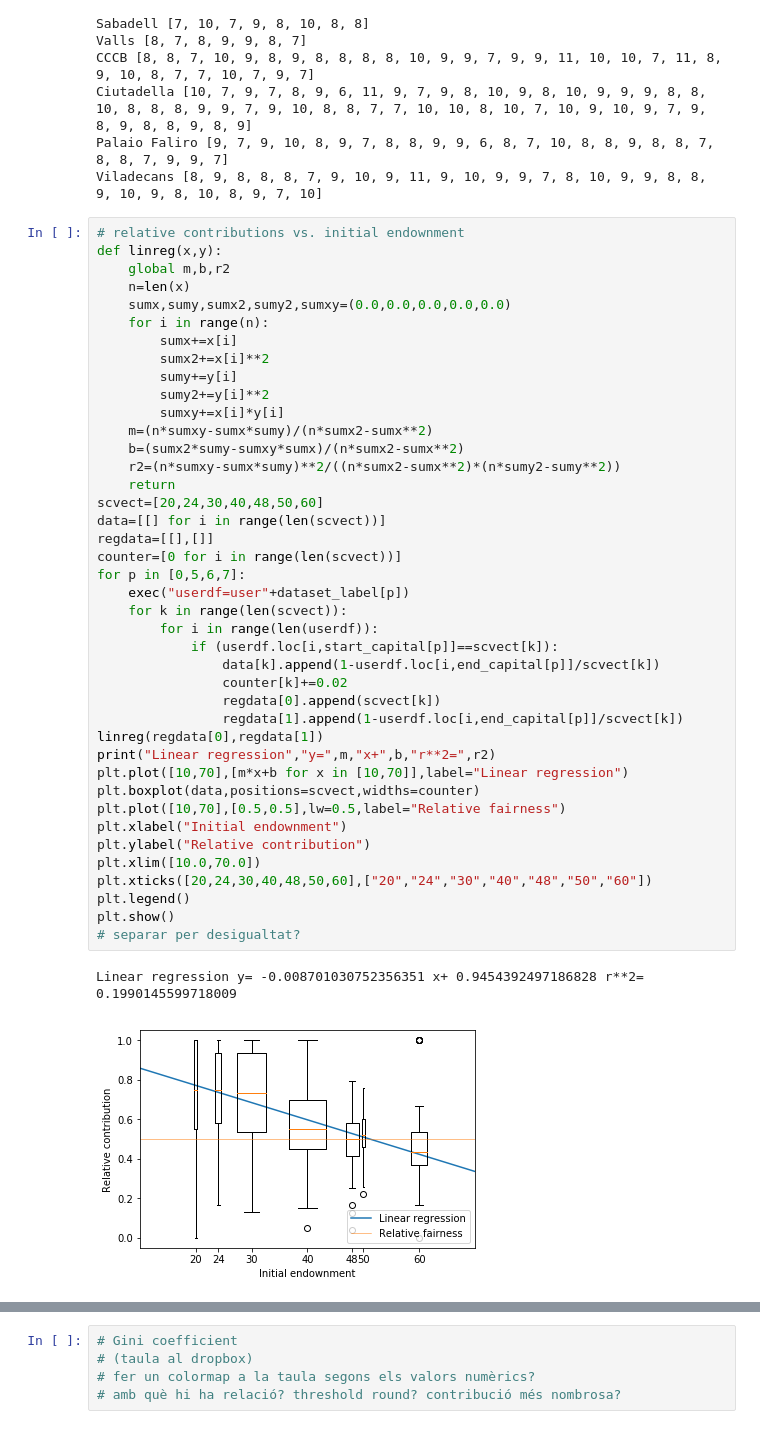
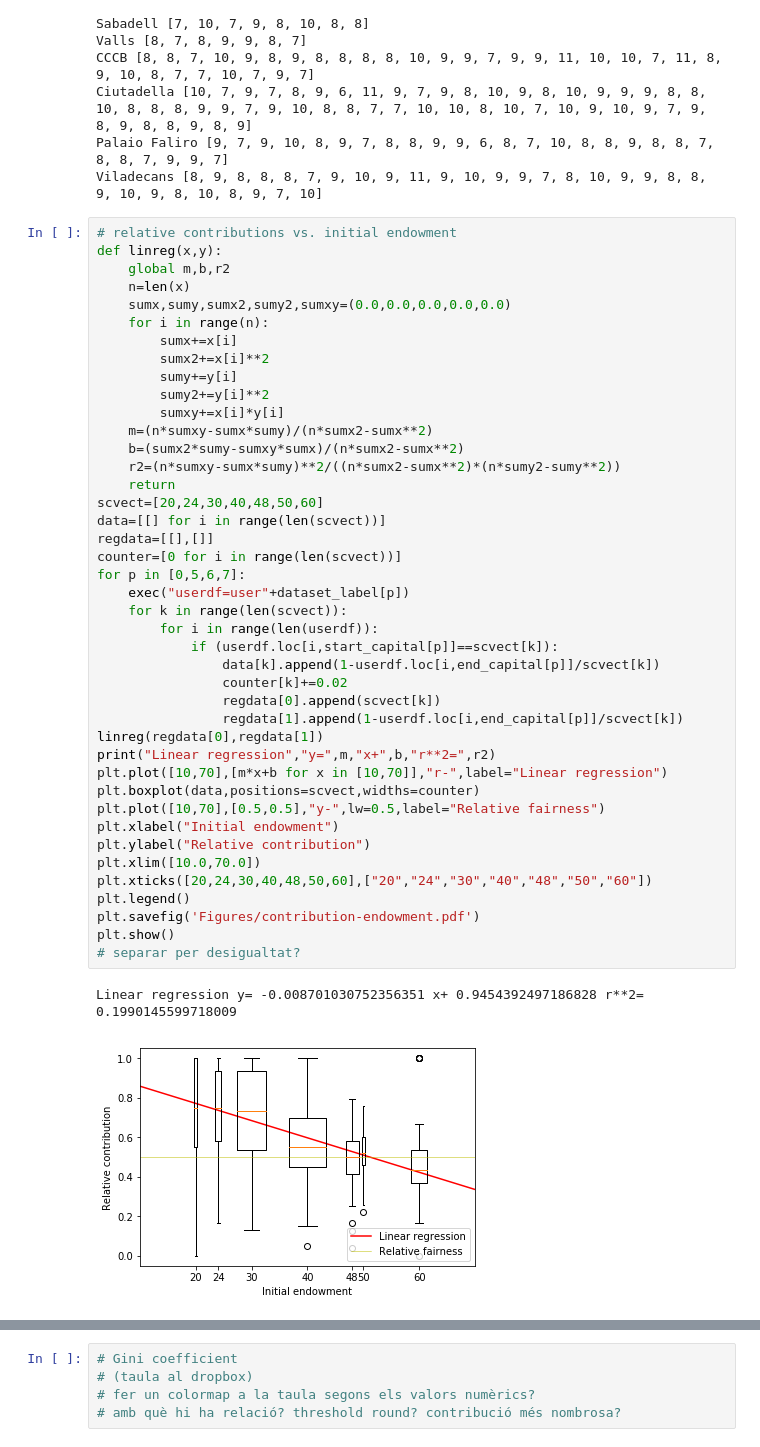
Before and after one commit to canigocallau/TFM, a Jupyter notebook: Final figures.ipynb, the cells around one changed output, grey strips where cells are left out. Saved outputs shown, nothing was run; the diff lists cells and outputs as text.

```diff
--- a/Final figures.ipynb
+++ b/Final figures.ipynb
@@ -130,7 +130,7 @@ Ciutadella [10, 7, 9, 7, 8, 9, 6, 11, 9, 7, 9, 8, 10, 9, 8, 10, 9, 9, 9, 8, 8, 1
 Palaio Faliro [9, 7, 9, 10, 8, 9, 7, 8, 8, 9, 9, 6, 8, 7, 10, 8, 8, 9, 8, 8, 7, 8, 8, 7, 9, 9, 7]
 Viladecans [8, 9, 8, 8, 8, 7, 9, 10, 9, 11, 9, 10, 9, 9, 7, 8, 10, 9, 9, 8, 8, 9, 10, 9, 8, 10, 8, 9, 7, 10]
 # %%
-# relative contributions vs. initial endownment
+# relative contributions vs. initial endowment
 def linreg(x,y):
     global m,b,r2
     n=len(x)
@@ -142,37 +142,38 @@ def linreg(x,y):
         sumy2+=y[i]**2
         sumxy+=x[i]*y[i]
     m=(n*sumxy-sumx*sumy)/(n*sumx2-sumx**2)
     b=(sumx2*sumy-sumxy*sumx)/(n*sumx2-sumx**2)
     r2=(n*sumxy-sumx*sumy)**2/((n*sumx2-sumx**2)*(n*sumy2-sumy**2))
     return
 scvect=[20,24,30,40,48,50,60]
 data=[[] for i in range(len(scvect))]
 regdata=[[],[]]
 counter=[0 for i in range(len(scvect))]
 for p in [0,5,6,7]:
     exec("userdf=user"+dataset_label[p])
     for k in range(len(scvect)):
         for i in range(len(userdf)):
             if (userdf.loc[i,start_capital[p]]==scvect[k]):
                 data[k].append(1-userdf.loc[i,end_capital[p]]/scvect[k])
                 counter[k]+=0.02
                 regdata[0].append(scvect[k])
                 regdata[1].append(1-userdf.loc[i,end_capital[p]]/scvect[k])
 linreg(regdata[0],regdata[1])
 print("Linear regression","y=",m,"x+",b,"r**2=",r2)
-plt.plot([10,70],[m*x+b for x in [10,70]],label="Linear regression")
+plt.plot([10,70],[m*x+b for x in [10,70]],"r-",label="Linear regression")
 plt.boxplot(data,positions=scvect,widths=counter)
-plt.plot([10,70],[0.5,0.5],lw=0.5,label="Relative fairness")
-plt.xlabel("Initial endownment")
+plt.plot([10,70],[0.5,0.5],"y-",lw=0.5,label="Relative fairness")
+plt.xlabel("Initial endowment")
 plt.ylabel("Relative contribution")
 plt.xlim([10.0,70.0])
 plt.xticks([20,24,30,40,48,50,60],["20","24","30","40","48","50","60"])
 plt.legend()
+plt.savefig('Figures/contribution-endowment.pdf')
 plt.show()
 # separar per desigualtat?
 # %% [output]
 Linear regression y= -0.008701030752356351 x+ 0.9454392497186828 r**2= 0.1990145599718009
-[figure, old version]
+[figure, new version]
 # %%
 # mean time vs. round (exponential)
 def linreg(x,y):
```
Also changed, not shown: parts of 14 cells of this notebook.
